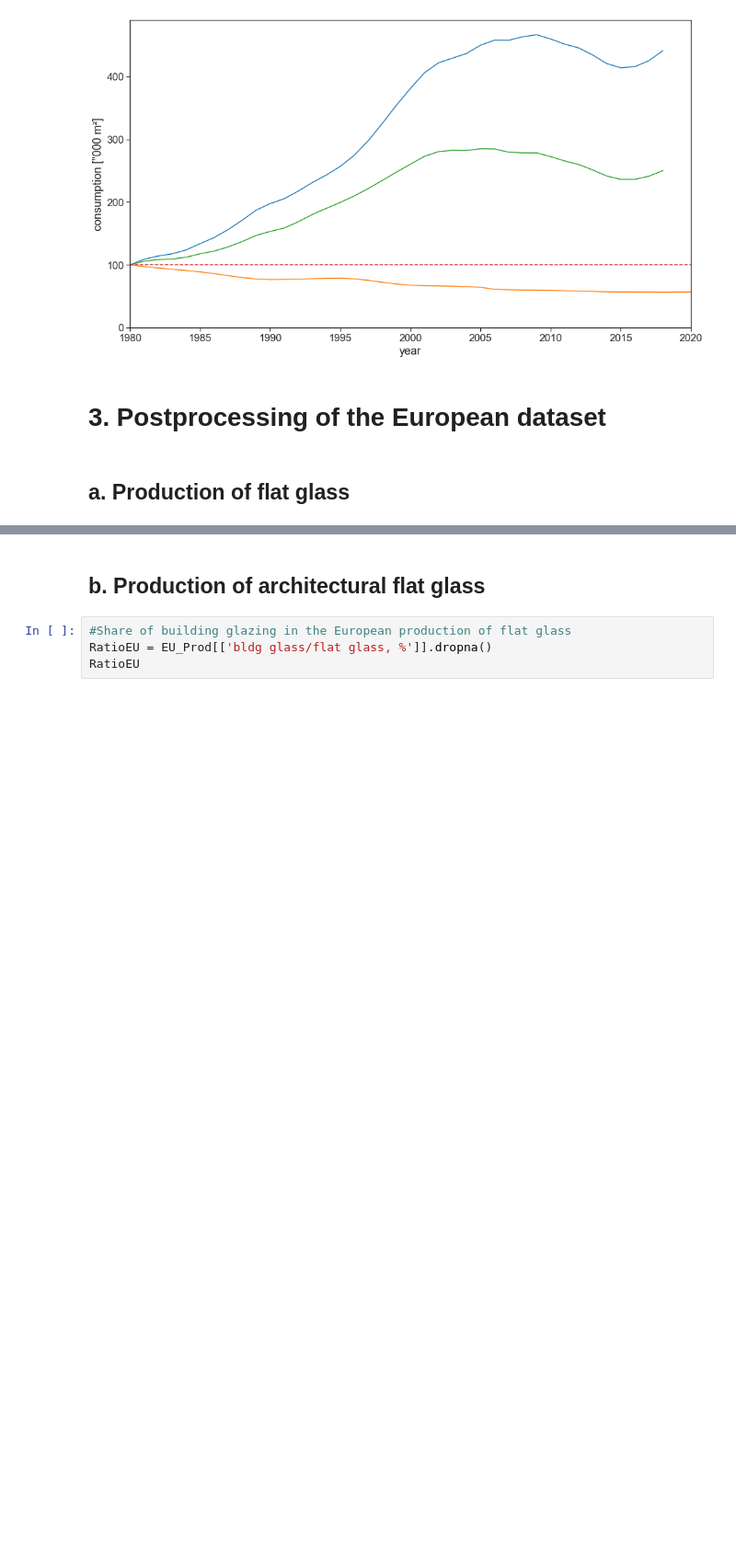
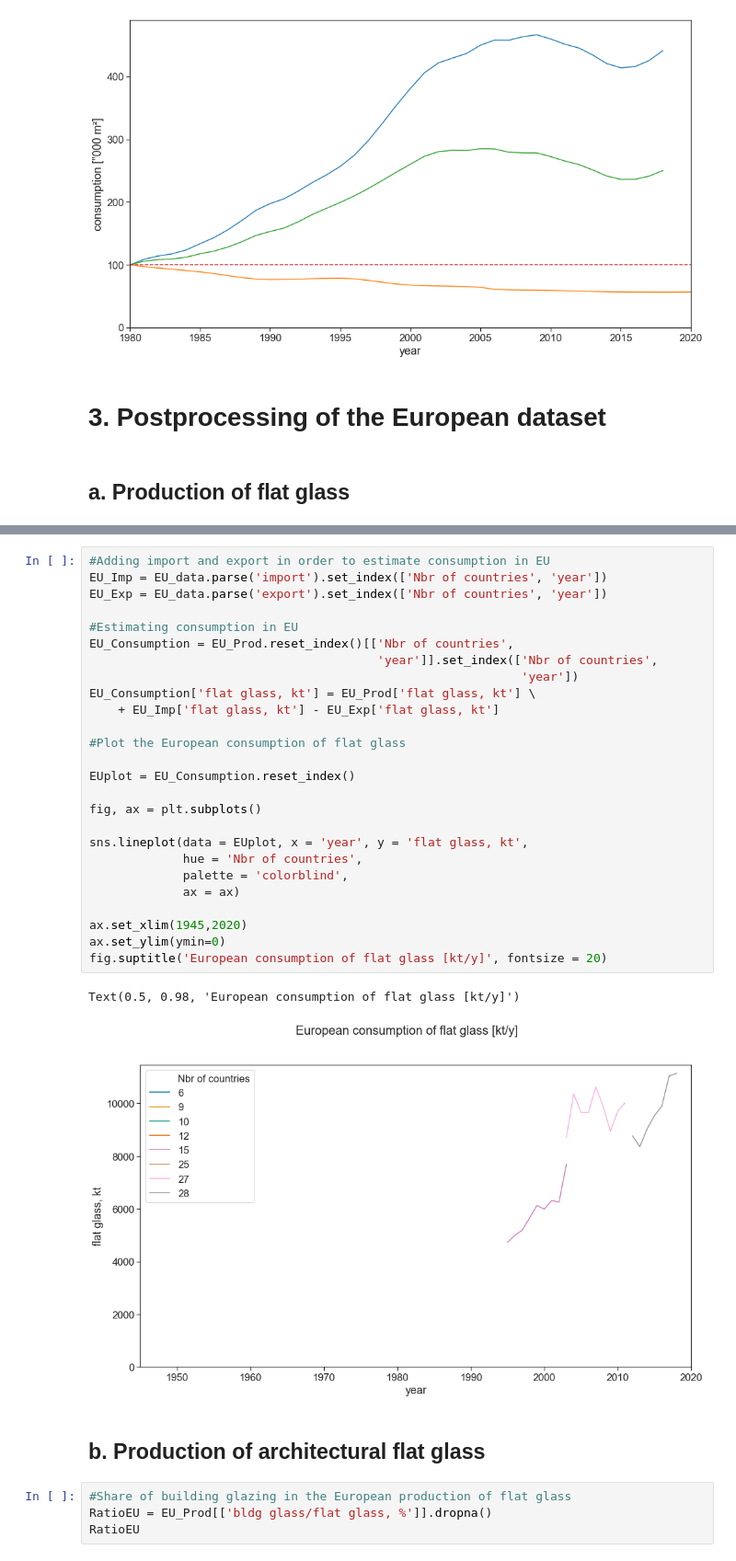
Before and after one commit to JeanSouv/01_MFA_GlassIndustry, a Jupyter notebook: MFA_FlatGlassIndustry.ipynb, the cells around one changed output, grey strips where cells are left out. Shown at 92% size. Cells and saved outputs as stored; diff of their text form; blank space fills up the shorter version.

Commit message:
Update of the European dataset and notebook, EU section

```diff
--- a/MFA_FlatGlassIndustry.ipynb
+++ b/MFA_FlatGlassIndustry.ipynb
@@ -767,3 +767,32 @@ Text(0.5, 0.98, 'European production of flat glass [kt/y]')
+# %%
+#Adding import and export in order to estimate consumption in EU
+EU_Imp = EU_data.parse('import').set_index(['Nbr of countries', 'year'])
+EU_Exp = EU_data.parse('export').set_index(['Nbr of countries', 'year'])
+
+#Estimating consumption in EU
+EU_Consumption = EU_Prod.reset_index()[['Nbr of countries',
+                                        'year']].set_index(['Nbr of countries',
+                                                            'year'])
+EU_Consumption['flat glass, kt'] = EU_Prod['flat glass, kt'] \
+    + EU_Imp['flat glass, kt'] - EU_Exp['flat glass, kt']
+
+#Plot the European consumption of flat glass
+
+EUplot = EU_Consumption.reset_index()
+
+fig, ax = plt.subplots()
+
+sns.lineplot(data = EUplot, x = 'year', y = 'flat glass, kt',
+             hue = 'Nbr of countries',
+             palette = 'colorblind',
+             ax = ax)
+
+ax.set_xlim(1945,2020)
+ax.set_ylim(ymin=0)
+fig.suptitle('European consumption of flat glass [kt/y]', fontsize = 20)
+# %% [output]
+Text(0.5, 0.98, 'European consumption of flat glass [kt/y]')
+[figure, added]
 # %% [markdown]
 ## b. Production of architectural flat glass
 # %%
```
Also changed, not shown: parts of 3 cells of this notebook, 1 other file.
